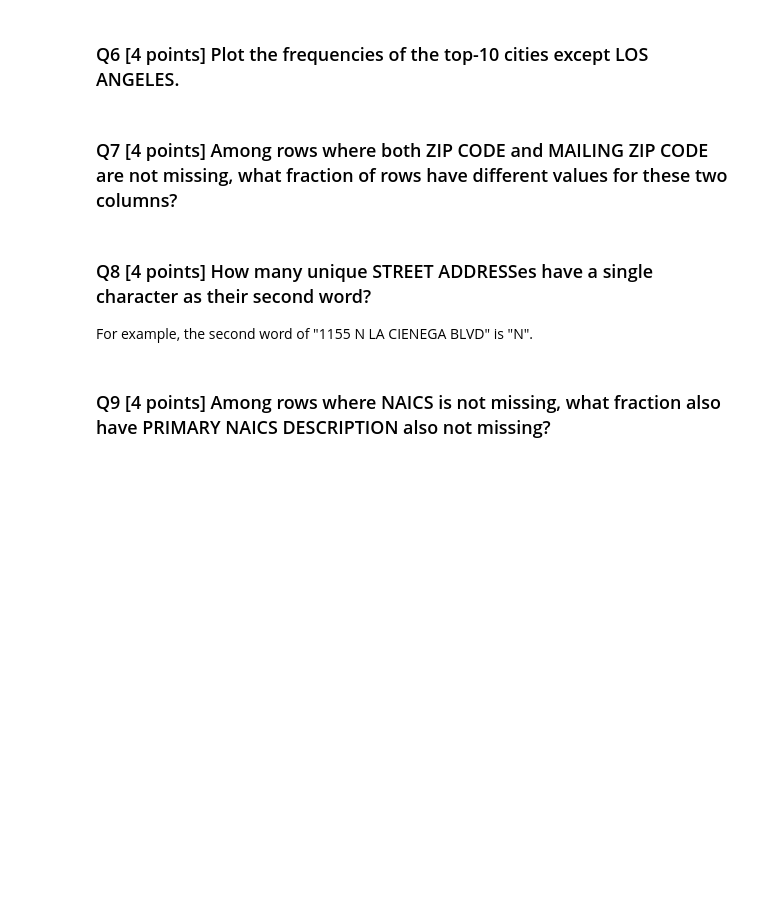
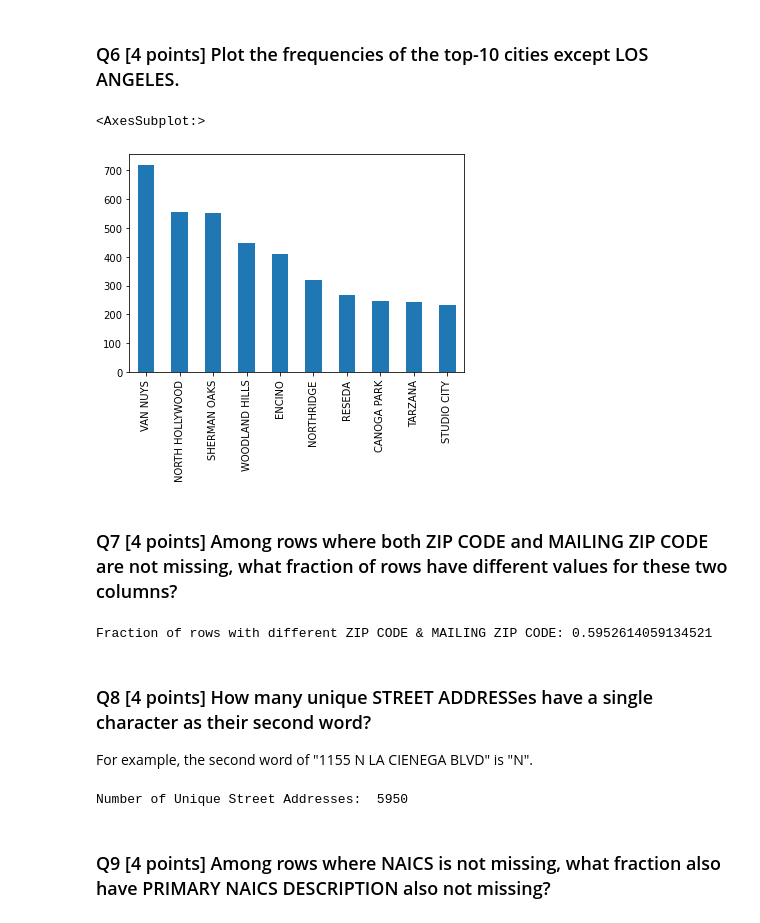
Before and after one commit to rohitashwachaks/MIS-S381N, a Jupyter notebook: Final/Final.ipynb, the cells around one changed output. Saved outputs shown, nothing was run; the diff lists cells and outputs as text; code cells hidden in the pictures; blank space fills up the shorter version.

```diff
--- a/Final/Final.ipynb
+++ b/Final/Final.ipynb
@@ -56,3 +95,6 @@ The x-axis should be the BUSINESS NAME, and the y-axis should be the number of r
 
 Define the street name as the LOCATION DESCRIPTION without the first word (street number) and the last word (the zip code).
 Print the frequencies of the top 10 street names.
+# %%
+activeBusiness["STREET NAME"] = activeBusiness["LOCATION DESCRIPTION"].apply(lambda x: (' '.join((str)(x).split()[1:-1])))
+activeBusiness["STREET NAME"].value_counts().sort_values(ascending=False)[:10]
@@ -59,10 +113,31 @@ Print the frequencies of the top 10 street names.
 # %% [markdown]
 ### Q6 [4 points] Plot the frequencies of the top-10 cities except LOS ANGELES.
+# %%
+activeBusiness["CITY"].value_counts().sort_values(ascending=False).drop("LOS ANGELES")[:10].plot.bar()
+# %% [output]
+<AxesSubplot:>
+[figure, added]
 # %% [markdown]
 ### Q7 [4 points] Among rows where both ZIP CODE and MAILING ZIP CODE are not missing, what fraction of rows have different values for these two columns?
+# %%
+q7 = activeBusiness[activeBusiness["ZIP CODE"].notnull() & activeBusiness["MAILING ZIP CODE"].notnull()][["ZIP CODE","MAILING ZIP CODE"]]
+print("Fraction of rows with different ZIP CODE & MAILING ZIP CODE:",q7[q7["ZIP CODE"] != q7["MAILING ZIP CODE"]].shape[0]/q7.shape[0])
+# %% [output]
+Fraction of rows with different ZIP CODE & MAILING ZIP CODE: 0.5952614059134521
 # %% [markdown]
 ### Q8 [4 points] How many unique STREET ADDRESSes have a single character as their second word?
 
 For example, the second word of "1155 N LA CIENEGA BLVD" is "N".
+# %%
+def SecondWordSize(x):
+    t = x.split()
+    if len(t)<2:
+        return False
+    else:
+        return len(t[1]) == 1
+
+print("Number of Unique Street Addresses: ",activeBusiness[activeBusiness["STREET ADDRESS"].apply(lambda x: (SecondWordSize(x)))]["STREET ADDRESS"].unique().size)
+# %% [output]
+Number of Unique Street Addresses:  5950
 # %% [markdown]
 ### Q9 [4 points] Among rows where NAICS is not missing, what fraction also have PRIMARY NAICS DESCRIPTION also not missing?
```
Also changed, not shown: parts of 29 cells of this notebook.
